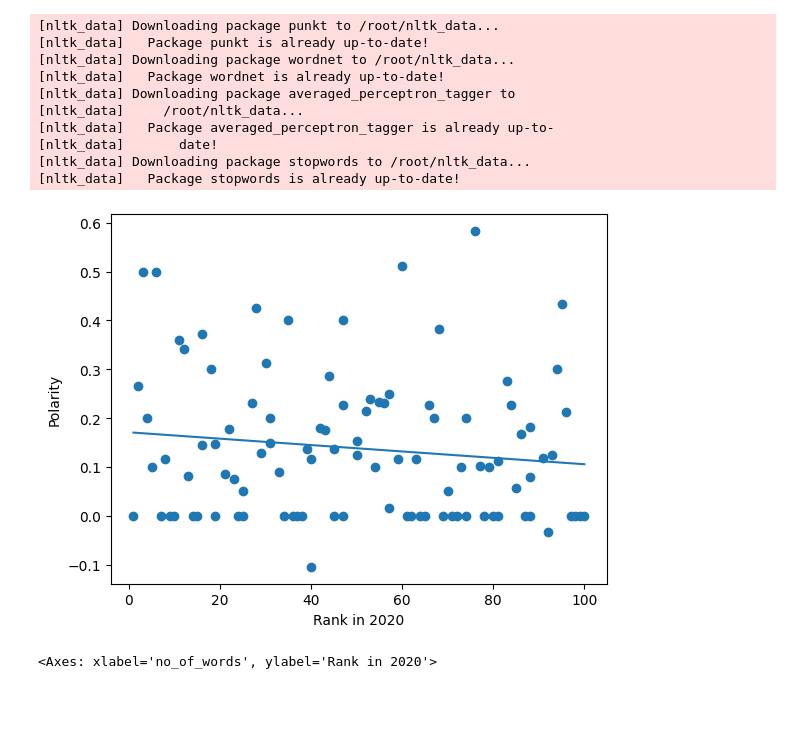
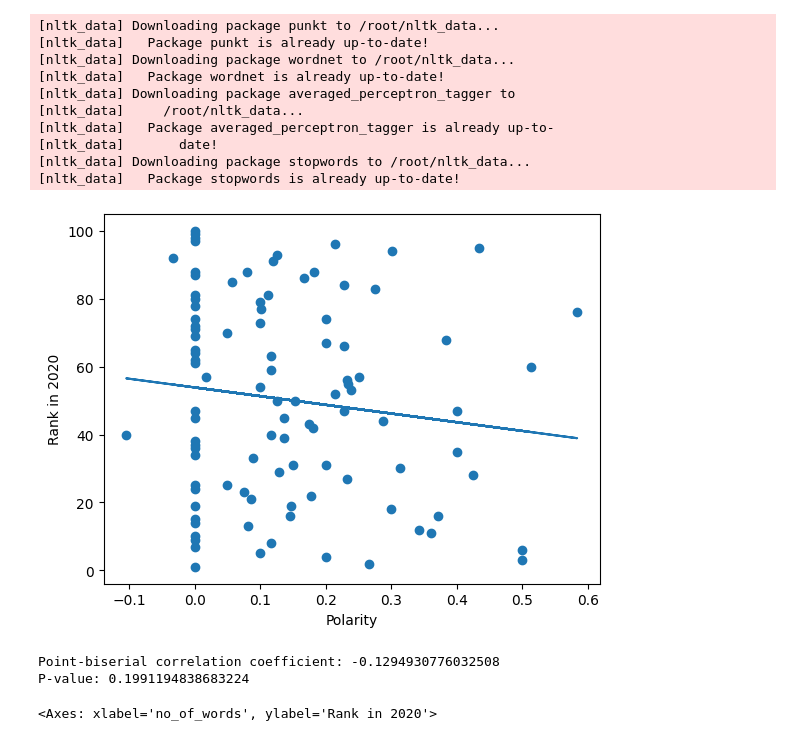
Before and after one commit to SebastianWikt/DS4002-P1, a Jupyter notebook: Scripts/Project_1_text_analysis.ipynb, the cells around one changed output. Drawn from its saved outputs; the diff is of its cells as text; code cells hidden in the pictures; blank space fills up the shorter version.

```diff
--- a/Scripts/Project_1_text_analysis.ipynb
+++ b/Scripts/Project_1_text_analysis.ipynb
@@ -118,12 +118,17 @@ data['polarity'], data['subjectivity'] = zip(*data['Mission Statements'].astype(
 # plt.ylabel('Rank in 2020')
 # plt.show()
 # %%
-plt.xlabel('Rank in 2020')
-plt.ylabel('Polarity')
-scatterAndLine(data['Rank in 2020'], data['polarity'])
+plt.xlabel('Polarity')
+plt.ylabel('Rank in 2020')
+scatterAndLine(data['polarity'], data['Rank in 2020'])
+r_value, p_value = pointbiserialr(data['polarity'], data['Rank in 2020'])
+print(f"Point-biserial correlation coefficient: {r_value}")
+print(f"P-value: {p_value}")
 plt.show()
 # %% [output]
-[figure, old version]
+[figure, new version]
+Point-biserial correlation coefficient: -0.1294930776032508
+P-value: 0.1991194838683224
 # %%
 lrank = data[['Rank in 2020', 'no_of_words']]
 lrank.plot(kind='scatter', x='no_of_words', y='Rank in 2020')
```
